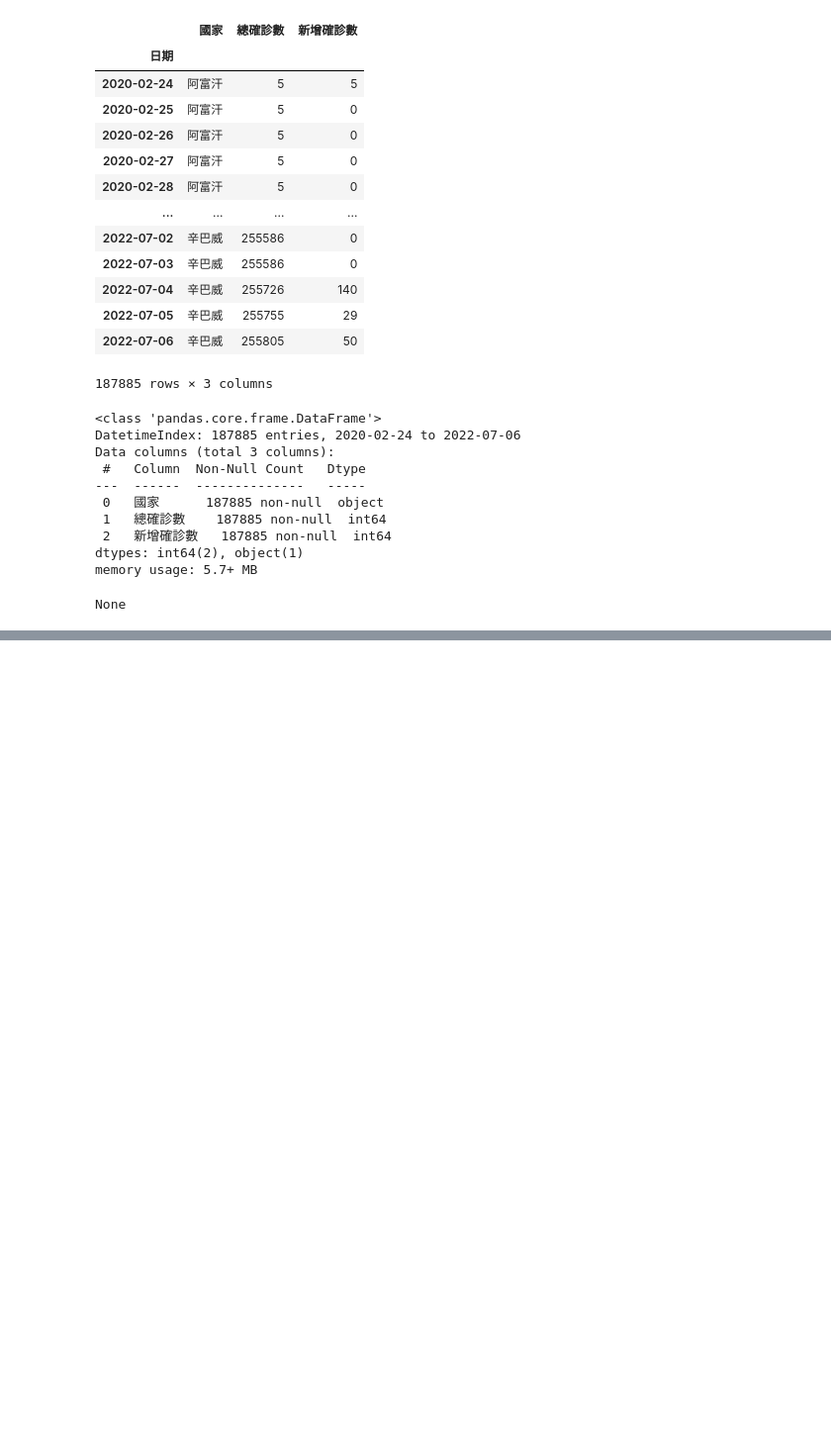
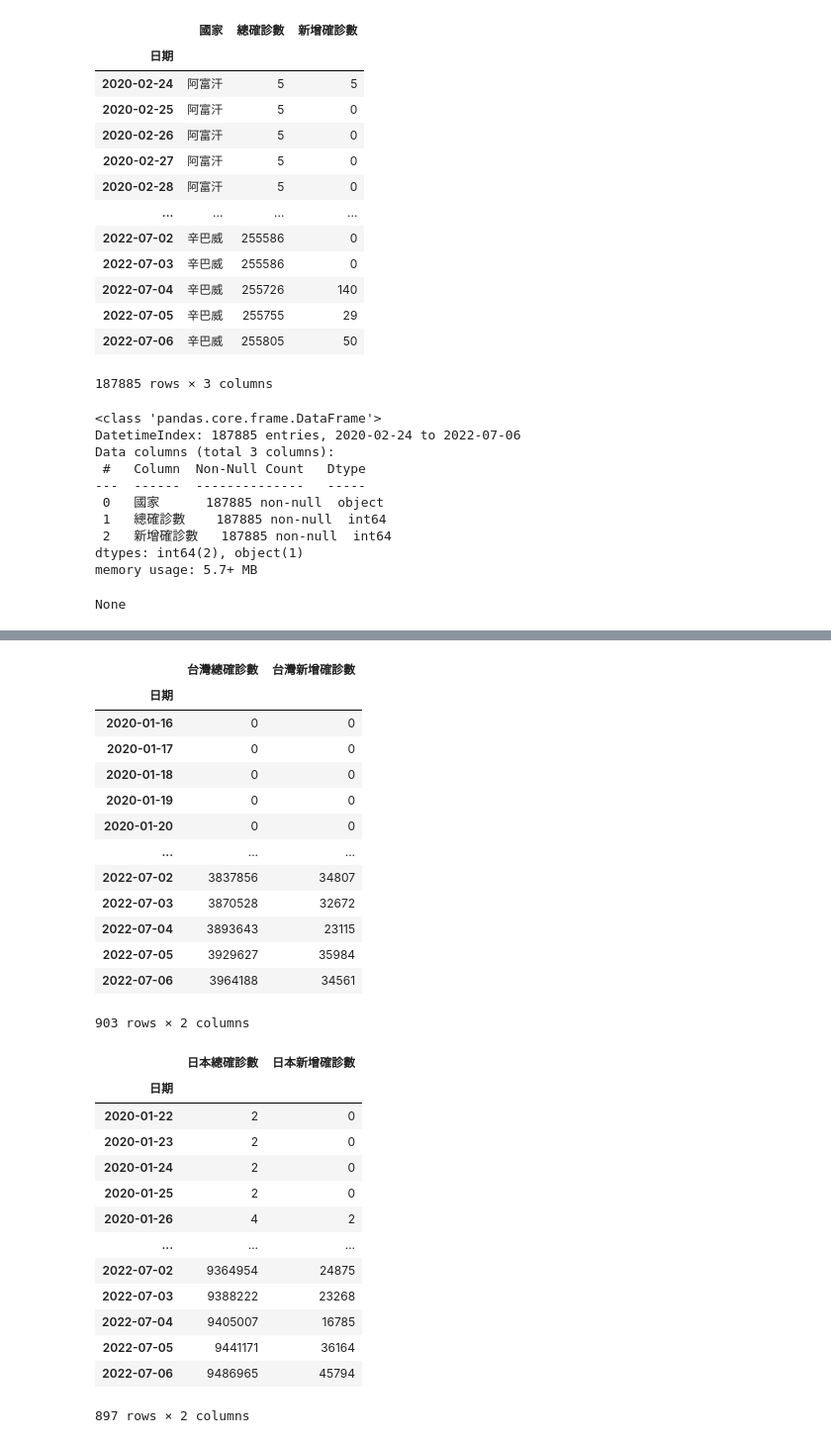
Before and after one commit to EsterWang65/PythonClass, a Jupyter notebook: 0116LESSON19/0116LESSON19-2.ipynb, the cells around one changed output, grey strips where cells are left out. Shown at 99% size. Drawn from its saved outputs; the diff is of its cells as text; code cells hidden in the pictures; blank space fills up the shorter version.

```diff
--- a/0116LESSON19/0116LESSON19-2.ipynb
+++ b/0116LESSON19/0116LESSON19-2.ipynb
@@ -213,0 +228,47 @@ See the caveats in the documentation: https://pandas.pydata.org/pandas-docs/stab
+# %%
+##重新命名欄位名稱
+taiwan1 = taiwan[["總確診數","新增確診數"]]
+taiwan1.columns = ["台灣總確診數","台灣新增確診數"]
+japan1 = japan[["總確診數","新增確診數"]]
+japan1.columns = ["日本總確診數","日本新增確診數"]
+display(taiwan1)
+display(japan1)
+
+'''也可透過rename此method來重新命名欄位名稱。
+DataFrame物件名稱.rename(): Rename columns or index labels.Function / dict values must be unique (1-to-1).
+Labels not contained in a dict / Series will be left as-is. Extra labels listed don't throw an error.
+可加入參數mapper來指定要重新命名的column/index及新的名稱。可為dict-like or function。
+mapper: Dict-like or function transformations to apply to that axis' values.
+Use either mapper and axis to specify the axis to target with mapper, or index and columns.
+參數replace可指定是否覆蓋原DataFrame，為bool，預設為False。
+replace: Whether to modify the DataFrame rather than creating a new one. If True then value of copy is ignored.
+範例：taiwan.rename(columns = {"總確診數":"台灣總確診數","新增確診數":"台灣新增確診數"},inplace = True)。'''
+# %% [output]
+|  | 台灣總確診數 | 台灣新增確診數 |
+| 日期 |  |  |
+| 2020-01-16 | 0 | 0 |
+| 2020-01-17 | 0 | 0 |
+| 2020-01-18 | 0 | 0 |
+| 2020-01-19 | 0 | 0 |
+| 2020-01-20 | 0 | 0 |
+| ... | ... | ... |
+| 2022-07-02 | 3837856 | 34807 |
+| 2022-07-03 | 3870528 | 32672 |
+| 2022-07-04 | 3893643 | 23115 |
+| 2022-07-05 | 3929627 | 35984 |
+| 2022-07-06 | 3964188 | 34561 |
+903 rows × 2 columns
+|  | 日本總確診數 | 日本新增確診數 |
+| 日期 |  |  |
+| 2020-01-22 | 2 | 0 |
+| 2020-01-23 | 2 | 0 |
+| 2020-01-24 | 2 | 0 |
+| 2020-01-25 | 2 | 0 |
+| 2020-01-26 | 4 | 2 |
+| ... | ... | ... |
+| 2022-07-02 | 9364954 | 24875 |
+| 2022-07-03 | 9388222 | 23268 |
+| 2022-07-04 | 9405007 | 16785 |
+| 2022-07-05 | 9441171 | 36164 |
+| 2022-07-06 | 9486965 | 45794 |
+897 rows × 2 columns
```
Also changed, not shown: parts of 8 cells of this notebook.
